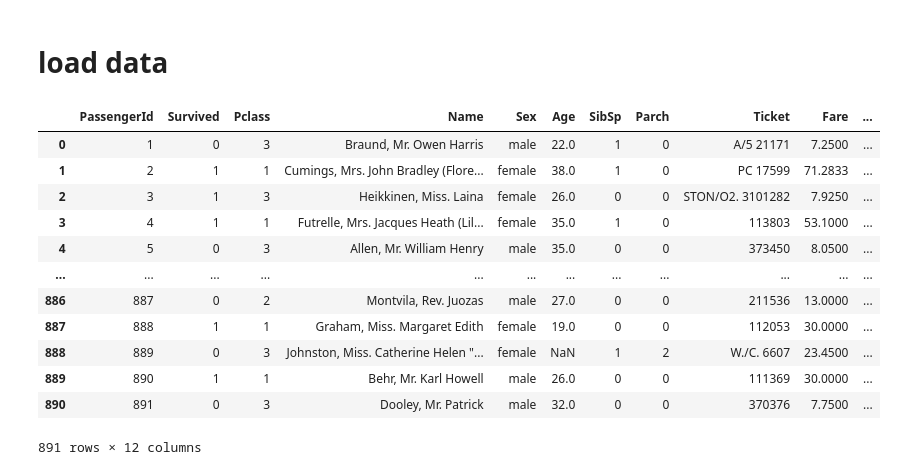
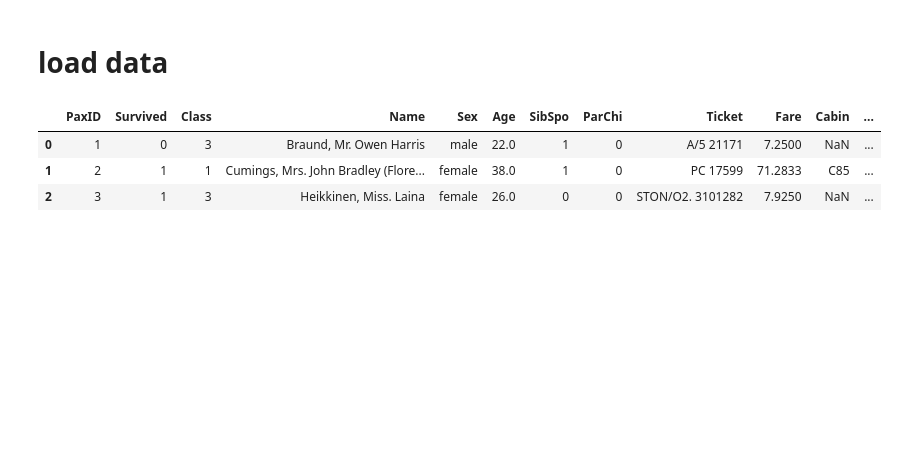
Before and after one commit to Tershire/Python_ML, a Jupyter notebook: S02/L045_titanic_survivor_prediction.ipynb, the cells around one changed output. Cells and saved outputs as stored; diff of their text form; code cells hidden in the pictures; blank space fills up the shorter version.

Commit message:
done titanic analysis part 1.

```diff
--- a/S02/L045_titanic_survivor_prediction.ipynb
+++ b/S02/L045_titanic_survivor_prediction.ipynb
@@ -11,18 +12,11 @@ import seaborn as sns
 # %%
 titanic_df = pd.read_csv("../data/titanic_train.csv")
 
-display(titanic_df)
+feature_names = ["PaxID", "Survived", "Class", "Name", "Sex", "Age", "SibSpo", "ParChi", "Ticket", "Fare", "Cabin", "PortEmba"]
+titanic_df.columns = feature_names
+display(titanic_df.head(3))
 # %% [output]
-|  | PassengerId | Survived | Pclass | Name | Sex | Age | SibSp | Parch | Ticket | Fare | ... |
-| 0 | 1 | 0 | 3 | Braund, Mr. Owen Harris | male | 22.0 | 1 | 0 | A/5 21171 | 7.2500 | ... |
-| 1 | 2 | 1 | 1 | Cumings, Mrs. John Bradley (Flore... | female | 38.0 | 1 | 0 | PC 17599 | 71.2833 | ... |
-| 2 | 3 | 1 | 3 | Heikkinen, Miss. Laina | female | 26.0 | 0 | 0 | STON/O2. 3101282 | 7.9250 | ... |
-| 3 | 4 | 1 | 1 | Futrelle, Mrs. Jacques Heath (Lil... | female | 35.0 | 1 | 0 | 113803 | 53.1000 | ... |
-| 4 | 5 | 0 | 3 | Allen, Mr. William Henry | male | 35.0 | 0 | 0 | 373450 | 8.0500 | ... |
-| ... | ... | ... | ... | ... | ... | ... | ... | ... | ... | ... | ... |
-| 886 | 887 | 0 | 2 | Montvila, Rev. Juozas | male | 27.0 | 0 | 0 | 211536 | 13.0000 | ... |
-| 887 | 888 | 1 | 1 | Graham, Miss. Margaret Edith | female | 19.0 | 0 | 0 | 112053 | 30.0000 | ... |
-| 888 | 889 | 0 | 3 | Johnston, Miss. Catherine Helen "... | female | NaN | 1 | 2 | W./C. 6607 | 23.4500 | ... |
-| 889 | 890 | 1 | 1 | Behr, Mr. Karl Howell | male | 26.0 | 0 | 0 | 111369 | 30.0000 | ... |
-| 890 | 891 | 0 | 3 | Dooley, Mr. Patrick | male | 32.0 | 0 | 0 | 370376 | 7.7500 | ... |
+|  | PaxID | Survived | Class | Name | Sex | Age | SibSpo | ParChi | Ticket | Fare | Cabin | ... |
+| 0 | 1 | 0 | 3 | Braund, Mr. Owen Harris | male | 22.0 | 1 | 0 | A/5 21171 | 7.2500 | NaN | ... |
+| 1 | 2 | 1 | 1 | Cumings, Mrs. John Bradley (Flore... | female | 38.0 | 1 | 0 | PC 17599 | 71.2833 | C85 | ... |
+| 2 | 3 | 1 | 3 | Heikkinen, Miss. Laina | female | 26.0 | 0 | 0 | STON/O2. 3101282 | 7.9250 | NaN | ... |
-891 rows × 12 columns
```
Also changed, not shown: parts of 25 cells of this notebook.
